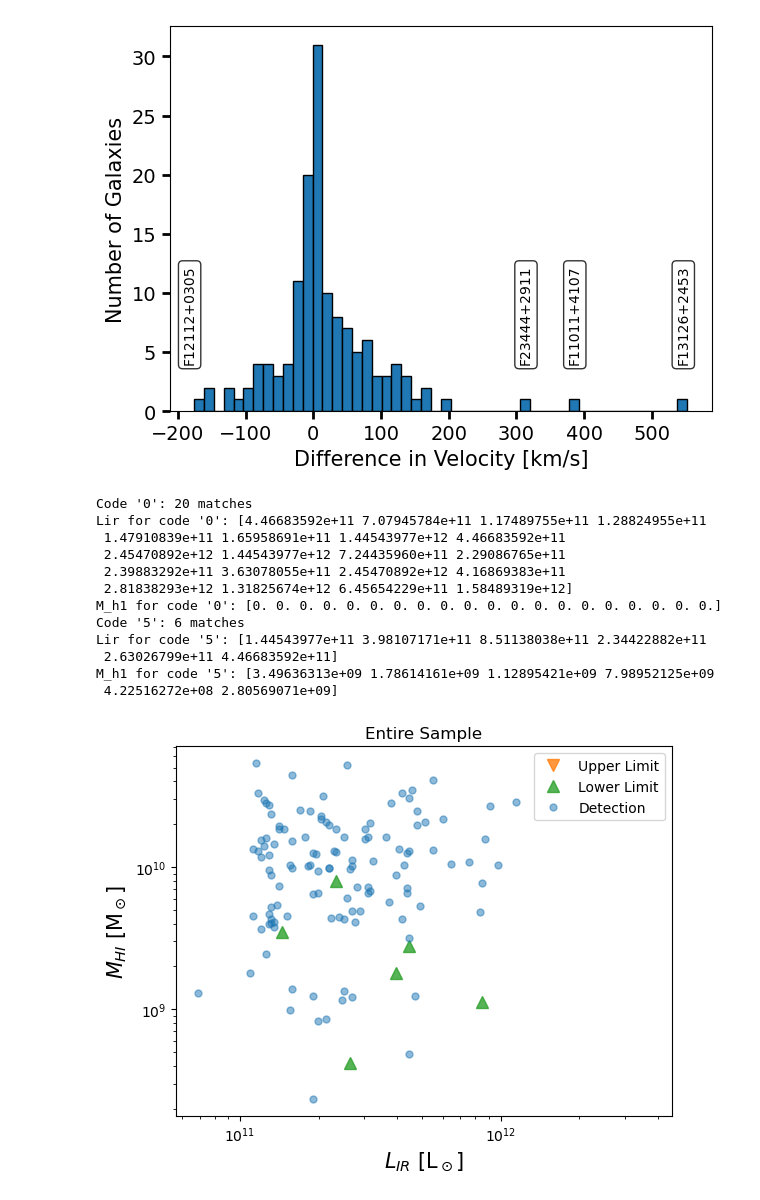
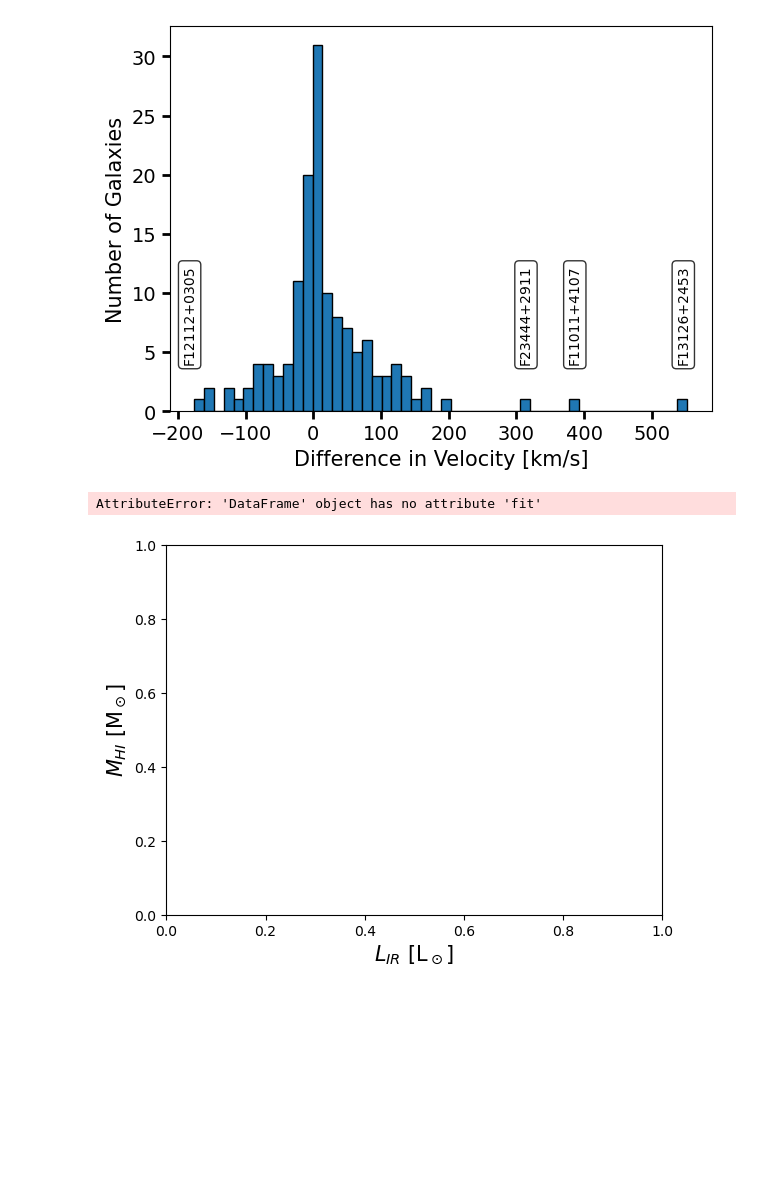
Before and after one commit to MatthewMotuz/GBO_REU, a Jupyter notebook: GOALS/GOALS_v3.ipynb, the cells around one changed output. Saved outputs shown, nothing was run; the diff lists cells and outputs as text; code cells hidden in the pictures; blank space fills up the shorter version.

```diff
--- a/GOALS/GOALS_v3.ipynb
+++ b/GOALS/GOALS_v3.ipynb
@@ -472,38 +486,27 @@ Radio Velocity: 21802.2 km/s
 # %%
 plt.ylabel(r'$M_{H I}$ [M$_\odot$]', fontsize=15)
 plt.xlabel(r'$L_{IR}$ [L$_\odot$]', fontsize=15)
 
 
 
 # Plot triangles for special codes
 # Debug: Print how many entries match each code
-for code_val, marker, color, label in [('0', 'v', 'C1', "Upper Limit"), ('5', '^', 'C2', "Lower Limit")]:
-    idx = df1.fit.astype(str).str.contains(code_val, na=False)
+for code_val, marker, color, label in [('0' or 'NoDet', 'v', 'C1', "Upper Limit"), ('5', '^', 'C2', "Lower Limit")]:
+    idx = df2.fit.astype(str).str.contains(code_val, na=False)
     print(f"Code '{code_val}': {idx.sum()} matches")
     if idx.any():
         print(f"Lir for code '{code_val}':", Lir[idx].values)
-        print(f"M_h1 for code '{code_val}':", M_h1[idx].values)
-        plt.loglog(Lir[idx], M_h1[idx], marker, markersize=8, color=color, alpha=0.8, label=label)
+        print(f"M_h1 for code '{code_val}':", np.power(10, df2['Log(M_HI)'][idx]).values)
+        plt.loglog(Lir[idx], np.power(10, df2['Log(M_HI)'][idx]), marker, markersize=8, color=color, alpha=0.8, label=label)
 
 # Plot circles for all other points
 other_idx = ~df1.fit.astype(str).str.contains('0|5', na=False)
 if other_idx.any():
     plt.loglog(Lir[other_idx], M_h1[other_idx], 'o', markersize=5, alpha=0.5, label="Detection")
 
 plt.legend()
 plt.title('Entire Sample')
 plt.show()
 # %% [output]
-Code '0': 20 matches
-Lir for code '0': [4.46683592e+11 7.07945784e+11 1.17489755e+11 1.28824955e+11
- 1.47910839e+11 1.65958691e+11 1.44543977e+12 4.46683592e+11
- 2.45470892e+12 1.44543977e+12 7.24435960e+11 2.29086765e+11
- 2.39883292e+11 3.63078055e+11 2.45470892e+12 4.16869383e+11
- 2.81838293e+12 1.31825674e+12 6.45654229e+11 1.58489319e+12]
-M_h1 for code '0': [0. 0. 0. 0. 0. 0. 0. 0. 0. 0. 0. 0. 0. 0. 0. 0. 0. 0. 0. 0.]
-Code '5': 6 matches
-Lir for code '5': [1.44543977e+11 3.98107171e+11 8.51138038e+11 2.34422882e+11
- 2.63026799e+11 4.46683592e+11]
-M_h1 for code '5': [3.49636313e+09 1.78614161e+09 1.12895421e+09 7.98952125e+09
- 4.22516272e+08 2.80569071e+09]
+AttributeError: 'DataFrame' object has no attribute 'fit'
-[figure, old version]
+[figure, new version]
```
Also changed, not shown: parts of 3 cells of this notebook, 1 other file.
